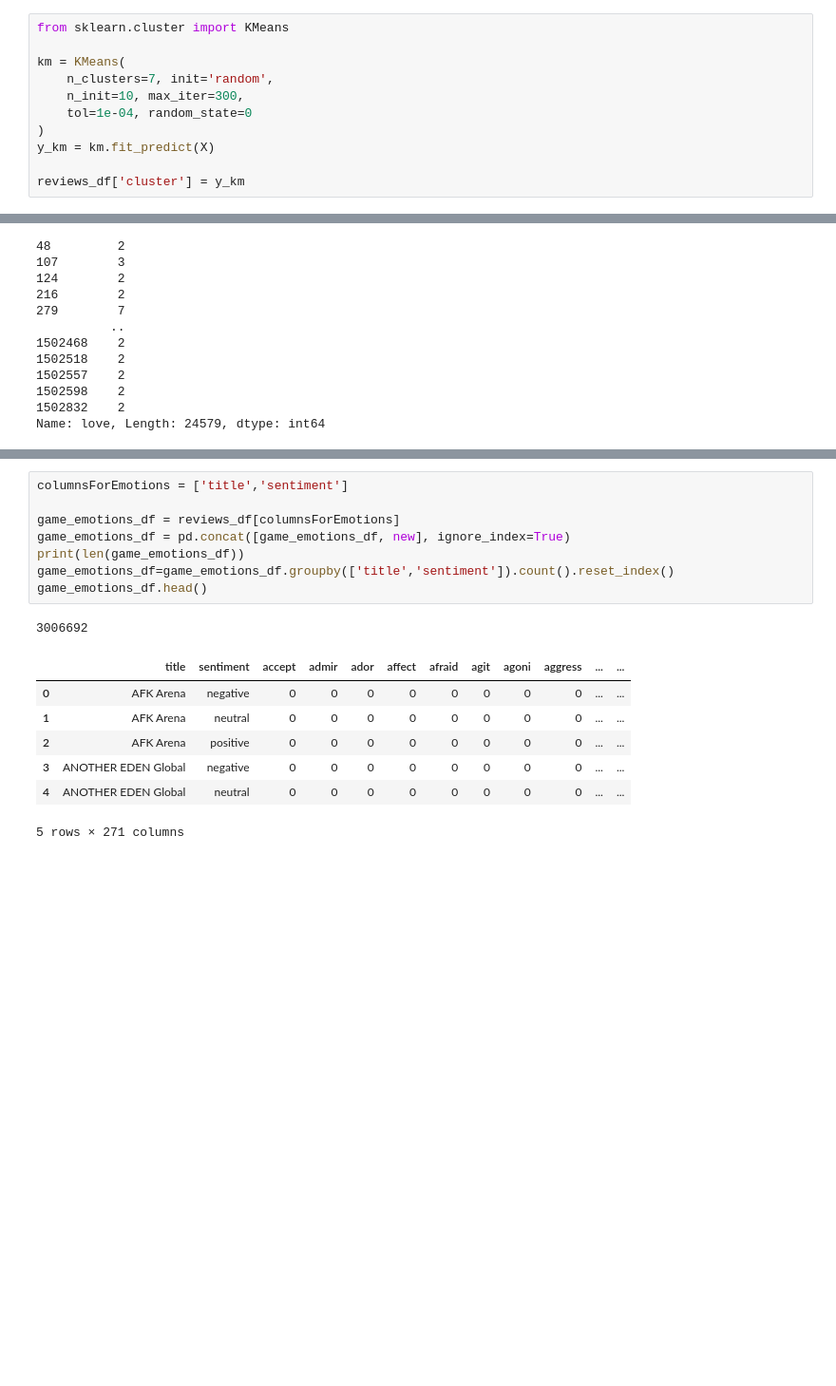
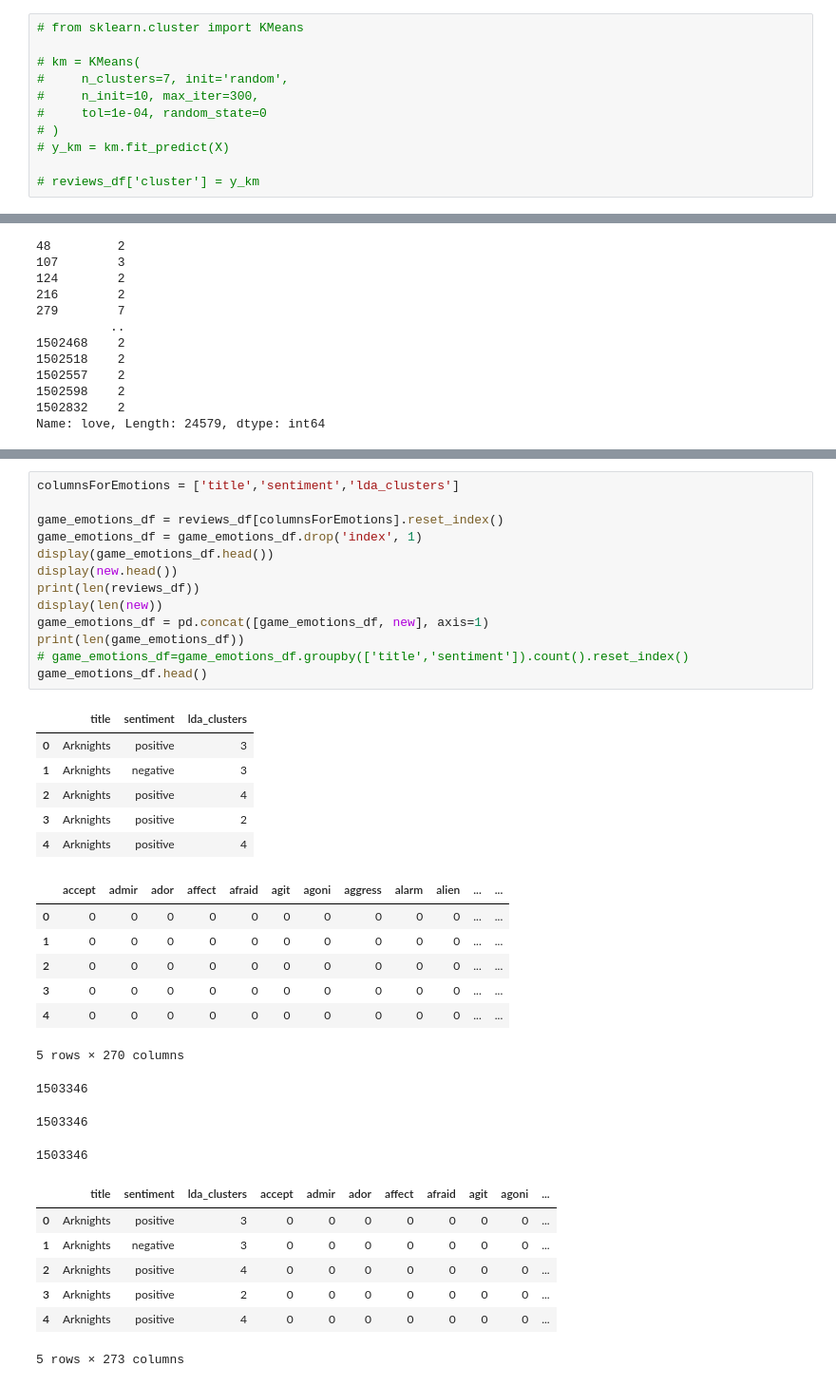
Before and after one commit to mdberryh/CapstoneGotchaGaming, a Jupyter notebook: Clustering_POS_WordVectors.ipynb, the cells around one changed output, grey strips where cells are left out. Shown at 95% size. Cells and saved outputs as stored; diff of their text form; blank space fills up the shorter version.

Commit message:
fixed game emotion vectors

```diff
--- a/Clustering_POS_WordVectors.ipynb
+++ b/Clustering_POS_WordVectors.ipynb
@@ -214,11 +234,11 @@ plt.show()
 # %%
-from sklearn.cluster import KMeans
+# from sklearn.cluster import KMeans
 
-km = KMeans(
-    n_clusters=7, init='random',
-    n_init=10, max_iter=300,
-    tol=1e-04, random_state=0
-)
-y_km = km.fit_predict(X)
+# km = KMeans(
+#     n_clusters=7, init='random',
+#     n_init=10, max_iter=300,
+#     tol=1e-04, random_state=0
+# )
+# y_km = km.fit_predict(X)
 
-reviews_df['cluster'] = y_km
+# reviews_df['cluster'] = y_km
@@ -785,18 +773,38 @@ Index(['reviewId', 'userName', 'content', 'score', 'thumbsUpCount', 'at',
 # %%
-columnsForEmotions = ['title','sentiment']
+columnsForEmotions = ['title','sentiment','lda_clusters']
 
-game_emotions_df = reviews_df[columnsForEmotions]
-game_emotions_df = pd.concat([game_emotions_df, new], ignore_index=True)
+game_emotions_df = reviews_df[columnsForEmotions].reset_index()
+game_emotions_df = game_emotions_df.drop('index', 1)
+display(game_emotions_df.head())
+display(new.head())
+print(len(reviews_df))
+display(len(new))
+game_emotions_df = pd.concat([game_emotions_df, new], axis=1)
 print(len(game_emotions_df))
-game_emotions_df=game_emotions_df.groupby(['title','sentiment']).count().reset_index()
+# game_emotions_df=game_emotions_df.groupby(['title','sentiment']).count().reset_index()
 game_emotions_df.head()
 # %% [output]
+|  | title | sentiment | lda_clusters |
+| 0 | Arknights | positive | 3 |
+| 1 | Arknights | negative | 3 |
+| 2 | Arknights | positive | 4 |
+| 3 | Arknights | positive | 2 |
+| 4 | Arknights | positive | 4 |
+|  | accept | admir | ador | affect | afraid | agit | agoni | aggress | alarm | alien | ... | ... |
+| 0 | 0 | 0 | 0 | 0 | 0 | 0 | 0 | 0 | 0 | 0 | ... | ... |
+| 1 | 0 | 0 | 0 | 0 | 0 | 0 | 0 | 0 | 0 | 0 | ... | ... |
+| 2 | 0 | 0 | 0 | 0 | 0 | 0 | 0 | 0 | 0 | 0 | ... | ... |
+| 3 | 0 | 0 | 0 | 0 | 0 | 0 | 0 | 0 | 0 | 0 | ... | ... |
+| 4 | 0 | 0 | 0 | 0 | 0 | 0 | 0 | 0 | 0 | 0 | ... | ... |
-3006692
+5 rows × 270 columns
-|  | title | sentiment | accept | admir | ador | affect | afraid | agit | agoni | aggress | ... | ... |
-| 0 | AFK Arena | negative | 0 | 0 | 0 | 0 | 0 | 0 | 0 | 0 | ... | ... |
-| 1 | AFK Arena | neutral | 0 | 0 | 0 | 0 | 0 | 0 | 0 | 0 | ... | ... |
-| 2 | AFK Arena | positive | 0 | 0 | 0 | 0 | 0 | 0 | 0 | 0 | ... | ... |
-| 3 | ANOTHER EDEN Global | negative | 0 | 0 | 0 | 0 | 0 | 0 | 0 | 0 | ... | ... |
-| 4 | ANOTHER EDEN Global | neutral | 0 | 0 | 0 | 0 | 0 | 0 | 0 | 0 | ... | ... |
-5 rows × 271 columns
+1503346
+1503346
+1503346
+|  | title | sentiment | lda_clusters | accept | admir | ador | affect | afraid | agit | agoni | ... |
+| 0 | Arknights | positive | 3 | 0 | 0 | 0 | 0 | 0 | 0 | 0 | ... |
+| 1 | Arknights | negative | 3 | 0 | 0 | 0 | 0 | 0 | 0 | 0 | ... |
+| 2 | Arknights | positive | 4 | 0 | 0 | 0 | 0 | 0 | 0 | 0 | ... |
+| 3 | Arknights | positive | 2 | 0 | 0 | 0 | 0 | 0 | 0 | 0 | ... |
+| 4 | Arknights | positive | 4 | 0 | 0 | 0 | 0 | 0 | 0 | 0 | ... |
+5 rows × 273 columns
 # %%
```
Also changed, not shown: parts of 30 cells of this notebook, 1 other file.
